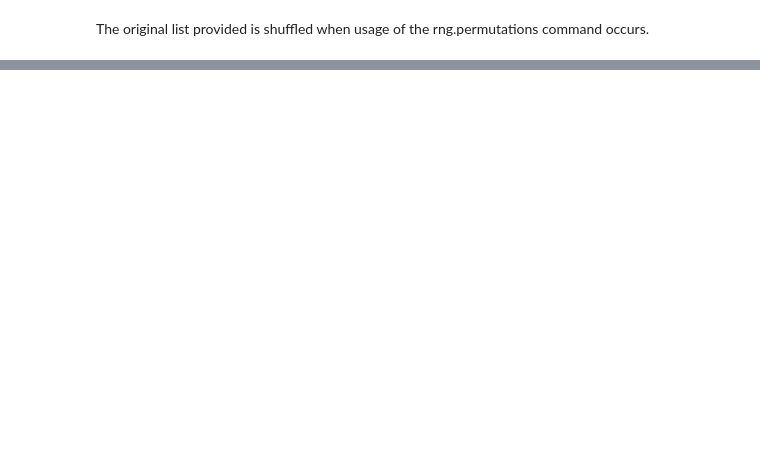
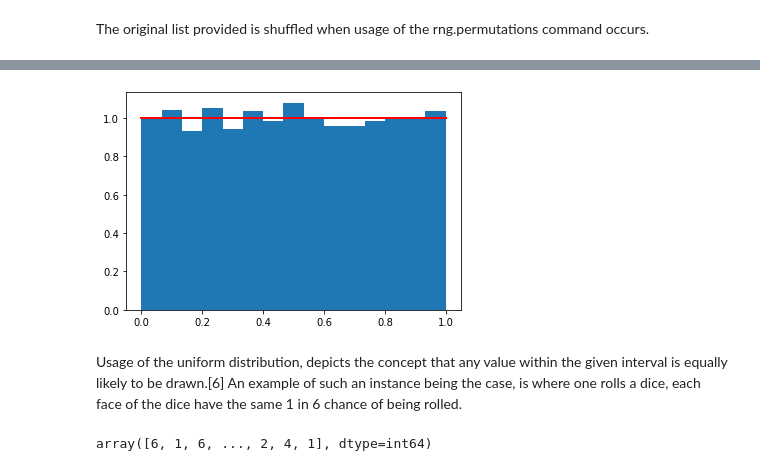
Before and after one commit to Lennyc123/PDA-assignment2020, a Jupyter notebook: Programming for Data Analysis Assignment 2020 Leonard Curtin.ipynb, the cells around one changed output, grey strips where cells are left out. Saved outputs shown, nothing was run; the diff lists cells and outputs as text; code cells hidden in the pictures; blank space fills up the shorter version.

```diff
--- a/Programming for Data Analysis Assignment 2020 Leonard Curtin.ipynb
+++ b/Programming for Data Analysis Assignment 2020 Leonard Curtin.ipynb
@@ -147,0 +235,15 @@ NameError: name 'np' is not defined
+# %%
+import matplotlib.pyplot as plt
+count, bins, ignored = plt.hist(histval, 15, density=True)
+plt.plot(bins, np.ones_like(bins), linewidth=2, color='r')
+plt.show()
+# %% [output]
+[figure, added]
+# %% [markdown]
+Usage of the uniform distribution, depicts the concept that any value within the given interval is equally likely to be drawn.[6] An example of such an instance being the case, is where one rolls a dice, each face of the dice have the same 1 in 6 chance of being rolled.
+# %%
+rng = np.random.default_rng()
+diceroll = rng.integers(1, 7, size=100000)
+diceroll
+# %% [output]
+array([6, 1, 6, ..., 2, 4, 1], dtype=int64)
```
Also changed, not shown: parts of 76 cells of this notebook, 1 other file.
